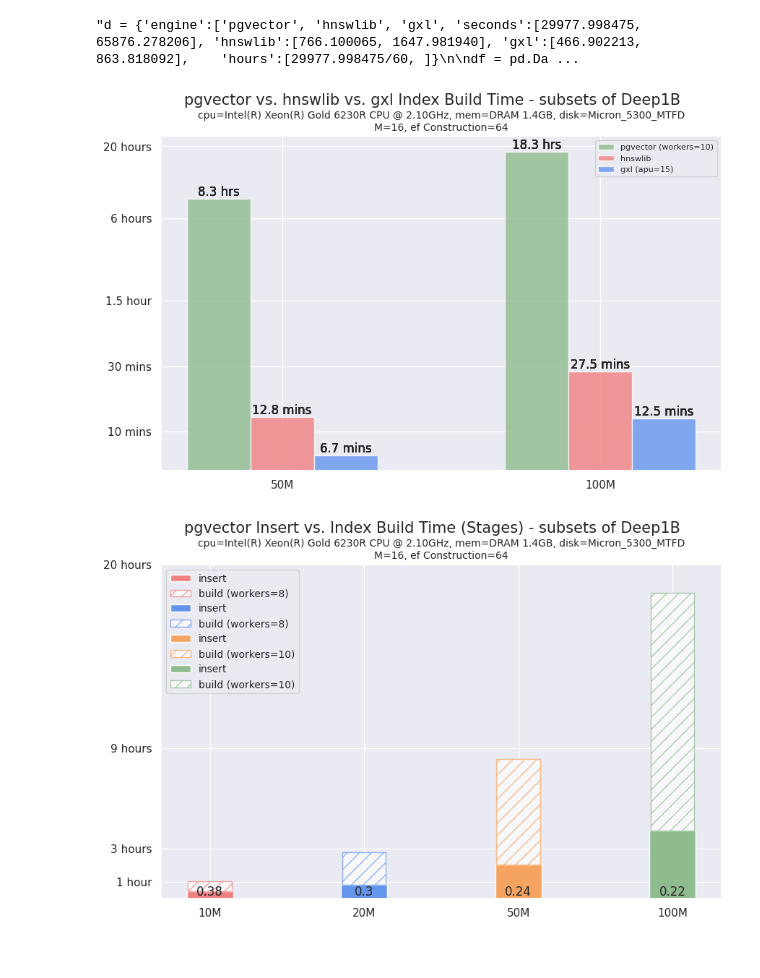
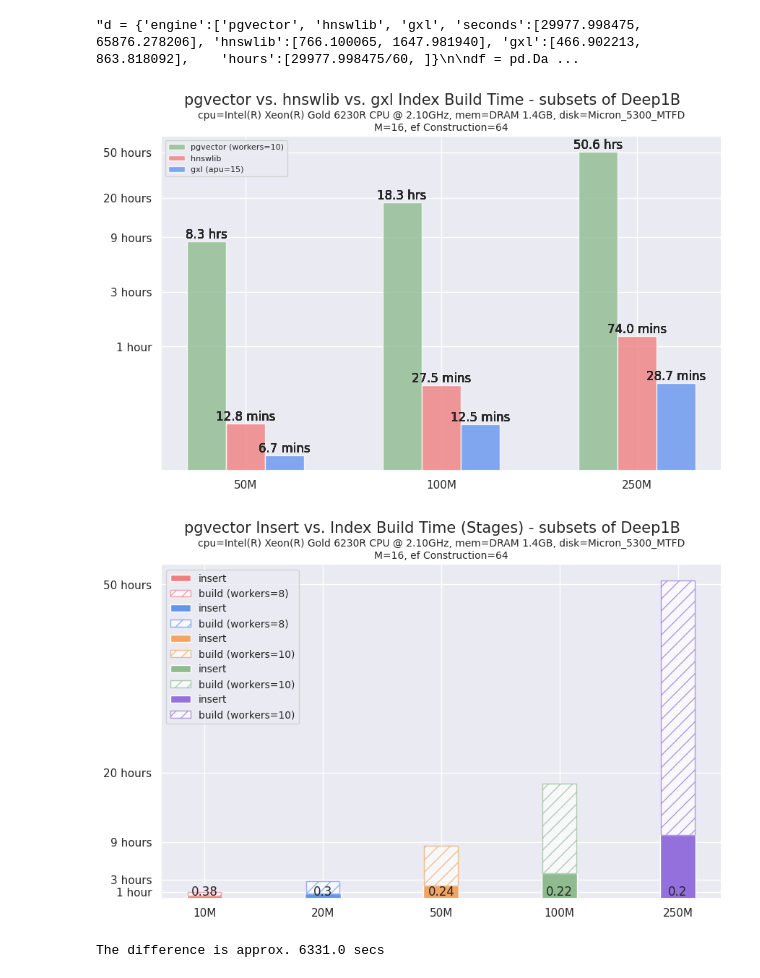
Before and after one commit to iamsabhoho/pgvector, a Jupyter notebook: gsi/analyze.ipynb, the cells around one changed output. Drawn from its saved outputs; the diff is of its cells as text; code cells hidden in the pictures.

```diff
--- a/gsi/analyze.ipynb
+++ b/gsi/analyze.ipynb
@@ -369,13 +318,13 @@ hnswlib_lst_hr = [766.100065/3600, 1647.981940/3600]
 gxl_lst_hr = [403.191211/3600, 749.98961/3600]
 #################################
 # pgvector
-pg_lst = [29977.998475, 65876.278206]
+pg_lst = [29977.998475, 65876.278206, 182289.052372]
 
 # hnswlib vanilla
-hnswlib_lst = [766.100065, 1647.981940]
+hnswlib_lst = [766.100065, 1647.981940, 4441.586893]
 
-# gxl: 8apu
-gxl_lst = [403.191211, 749.989613]
+# gxl: 15 apu
+gxl_lst = [403.191211, 749.989613, 1720.912953]
 
 # log
 pg_lst_log = [math.log10(i) for i in pg_lst]
@@ -398,7 +347,7 @@ t2 = np.array(hnswlib_lst)
 t3 = np.array(gxl_lst)
 
 # data sizes
-sizes = ['50M', '100M']
+sizes = ['50M', '100M', '250M']
 
 with sns.axes_style("white"):
     sns.set_style("ticks")
@@ -428,39 +377,39 @@ with sns.axes_style("white"):
 
     for i in range(len(ax.patches)):
         # 0, 1
-        for i in [0, 1]:
+        for i in [0, 1, 2]:
             patch = ax.patches[i]
             lbl = round(patch.get_height()/3600, 1)
             ax.text(patch.get_x() + patch.get_width()/2, patch.get_height(), '{} hrs'.format(lbl),
             verticalalignment='bottom', horizontalalignment='center')
 
         # 2, 3
-        for i in [2, 3]:
+        for i in [3, 4, 5]:
             patch = ax.patches[i]
             lbl = round(patch.get_height()/60, 1)
             ax.text(patch.get_x() + patch.get_width()/2, patch.get_height(), '{} mins'.format(lbl),
             verticalalignment='bottom', horizontalalignment='center')
 
         # 4, 5
-        for i in [4, 5]:
+        for i in [6, 7, 8]:
             patch = ax.patches[i]
             lbl = round(patch.get_height()/60, 1)
             ax.text(patch.get_x() + patch.get_width()/2, patch.get_height(), '{} mins'.format(lbl),
             verticalalignment='bottom', horizontalalignment='center')
 
 
     plt.xticks(pos2, sizes)
-    plt.yticks([ 600, 1800, 5400, 21600, 72000 ], ['10 mins', '30 mins', '1.5 hour', '6 hours', '20 hours'])
-    plt.legend(loc='upper right', fontsize=8)
+    plt.yticks([ 3600, 10800, 32400, 72000, 180000 ], ['1 hour', '3 hours', '9 hours', '20 hours', '50 hours'])
+    plt.legend(loc='upper left', fontsize=8)
     sns.despine()
 
     plt.suptitle('pgvector vs. hnswlib vs. gxl Index Build Time - subsets of Deep1B', fontsize=15)
     plt.title('cpu=Intel(R) Xeon(R) Gold 6230R CPU @ 2.10GHz, mem=DRAM 1.4GB, disk=Micron_5300_MTFD\nM=16, ef Construction=64', fontsize=10)
 
     plt.savefig('results/vis/pgvector_hnswlib_gxl_index_build_time_total.png', bbox_inches="tight")
     plt.show()
 # %% [output]
-[figure, old version]
+[figure, new version]
 # %%
 # stacked
 # pgvector insert vs index build
@@ -484,10 +433,15 @@ build_3 = np.array([29977.998475-7313.530771])
 insert_4 = np.array([14609.566409])
 build_4 = np.array([65876.278206-14609.566409])
 
+# 250m
+insert_5 = np.array([36580.73947])
+build_5 = np.array([182289.052372-36580.73947])
+
 
 # data sizes
-sizes = ['10M', '20M', '50M', '100M']
-percent = [round(1455.804854/3787.477359, 2), round(3002.124852/9898.810132, 2), round(7313.530771/29977.998475, 2), round(14609.566409/65876.278206, 2)]
+sizes = ['10M', '20M', '50M', '100M', '250M']
+percent = [round(1455.804854/3787.477359, 2), round(3002.124852/9898.810132, 2), round(7313.530771/29977.998475, 2), \
+    round(14609.566409/65876.278206, 2), round(36580.73947/182289.052372, 2)]
 
 with sns.axes_style("white"):
     sns.set_style("ticks")
@@ -531,6 +485,12 @@ with sns.axes_style("white"):
                             bottom=insert_4, alpha=opacity, color='white', edgecolor='darkseagreen',
                             linewidth=line_width, hatch='//', label='build (workers=10)')
 
+    stacked_51 = plt.bar(sizes[4], insert_5, bar_width, color='mediumpurple', label='insert')
+
+    stacked_52 = plt.bar(sizes[4], build_5, bar_width-epsilon,
+                            bottom=insert_5, alpha=opacity, color='white', edgecolor='mediumpurple',
+                            linewidth=line_width, hatch='//', label='build (workers=10)')
+
     # function to add value labels
     def addlabels(x, y):
         for i in range(len(x)):
@@ -538,8 +498,8 @@ with sns.axes_style("white"):
 
     addlabels(sizes, percent)
 
-    plt.xticks(np.arange(4), sizes)
-    plt.yticks([ 3600, 10800, 32400, 72000 ], ['1 hour', '3 hours', '9 hours', '20 hours'])
+    plt.xticks(np.arange(5), sizes)
+    plt.yticks([ 3600, 10800, 32400, 72000, 180000 ], ['1 hour', '3 hours', '9 hours', '20 hours', '50 hours'])
     plt.legend(loc='best', fontsize=10)
     sns.despine()
 
@@ -549,4 +509,20 @@ with sns.axes_style("white"):
     plt.savefig('results/vis/pgvector_insert_index_build.png', bbox_inches="tight")
     plt.show()
 # %% [output]
-[figure, old version]
+[figure, new version]
+# %%
+from datetime import datetime
+
+fmt = '%Y-%m-%d %H:%M:%S'
+tstamp1 = datetime.strptime('2024-04-12 08:14:34', fmt)
+tstamp2 = datetime.strptime('2024-04-12 10:00:05', fmt)
+
+if tstamp1 > tstamp2:
+    td = tstamp1 - tstamp2
+else:
+    td = tstamp2 - tstamp1
+td_mins = td.total_seconds()
+
+print('The difference is approx. %s secs' % td_mins)
+# %% [output]
+The difference is approx. 6331.0 secs
```
Also changed, not shown: parts of 10 cells of this notebook.
